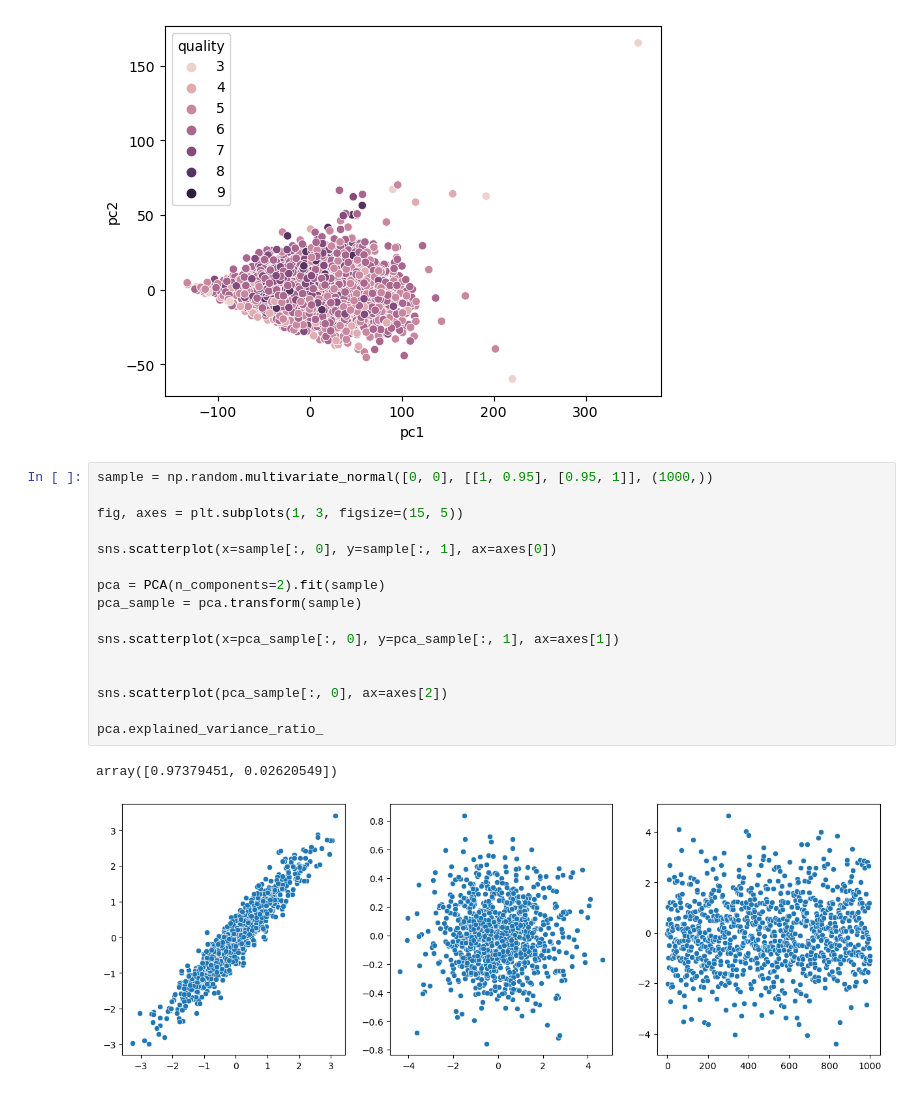
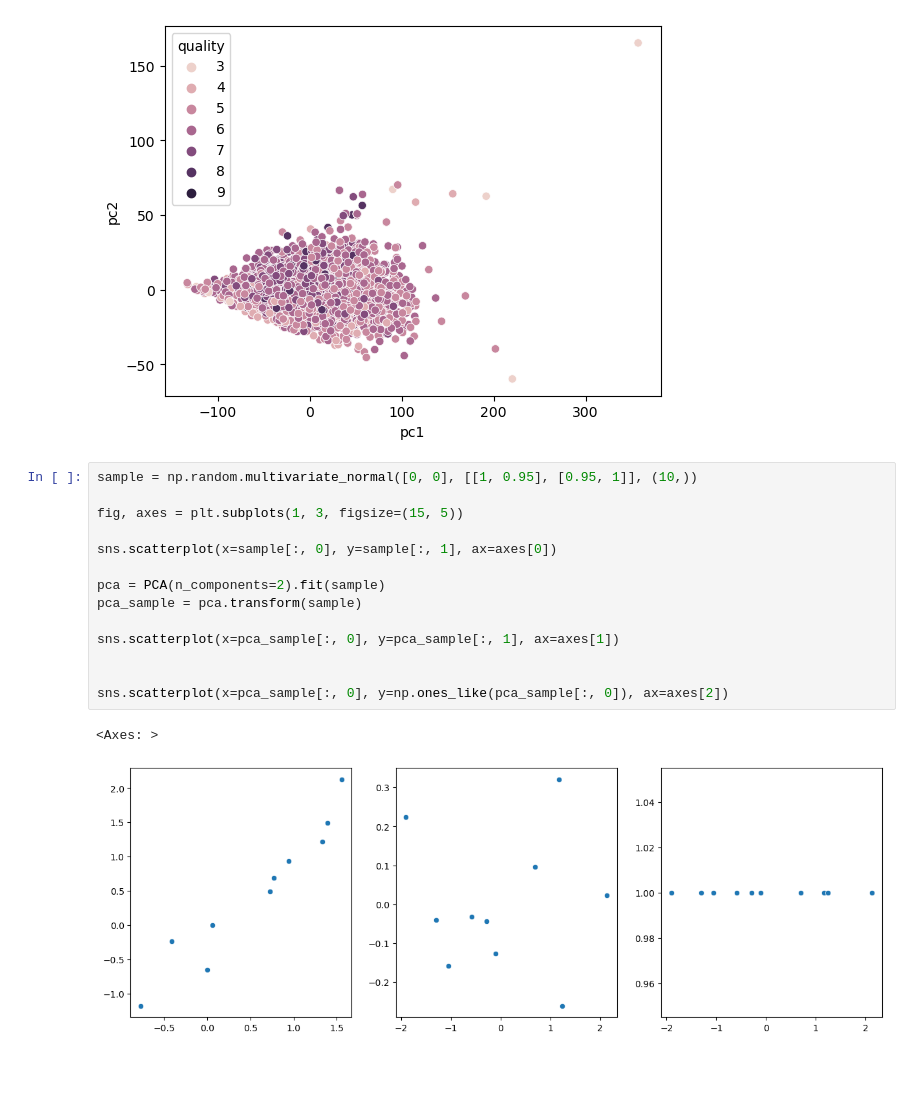
Before and after one commit to Janko-dev/ml_notebooks, a Jupyter notebook: notebooks/dimensionality_reduction.ipynb, the cells around one changed output. Drawn from its saved outputs; the diff is of its cells as text; blank space fills up the shorter version.

```diff
--- a/notebooks/dimensionality_reduction.ipynb
+++ b/notebooks/dimensionality_reduction.ipynb
@@ -176,21 +177,19 @@ pca.explained_variance_ratio_
 array([0.90753353, 0.08133771])
 [figure]
 # %%
-sample = np.random.multivariate_normal([0, 0], [[1, 0.95], [0.95, 1]], (1000,))
+sample = np.random.multivariate_normal([0, 0], [[1, 0.95], [0.95, 1]], (10,))
 
 fig, axes = plt.subplots(1, 3, figsize=(15, 5))
 
 sns.scatterplot(x=sample[:, 0], y=sample[:, 1], ax=axes[0])
 
 pca = PCA(n_components=2).fit(sample)
 pca_sample = pca.transform(sample)
 
 sns.scatterplot(x=pca_sample[:, 0], y=pca_sample[:, 1], ax=axes[1])
 
 
-sns.scatterplot(pca_sample[:, 0], ax=axes[2])
-
-pca.explained_variance_ratio_
+sns.scatterplot(x=pca_sample[:, 0], y=np.ones_like(pca_sample[:, 0]), ax=axes[2])
 # %% [output]
-array([0.97379451, 0.02620549])
+<Axes: >
-[figure, old version]
+[figure, new version]
```
Also changed, not shown: parts of 7 cells of this notebook.
